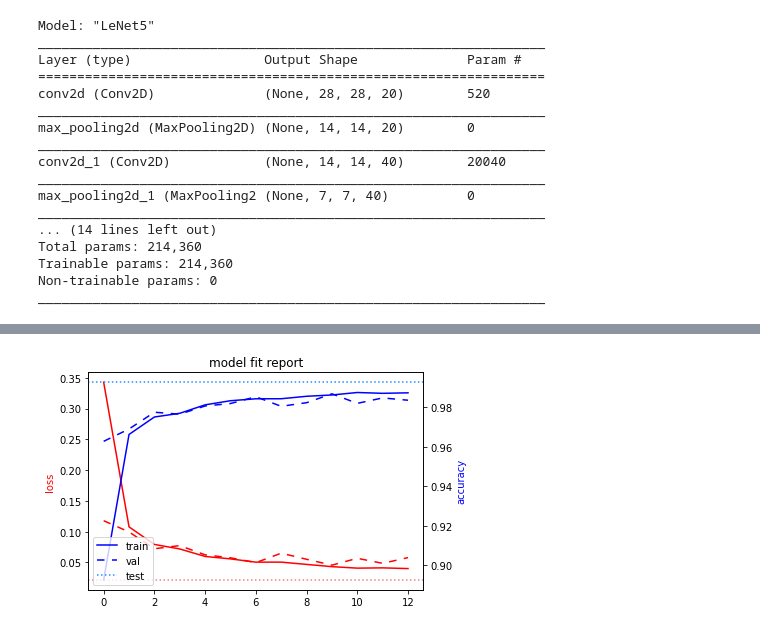
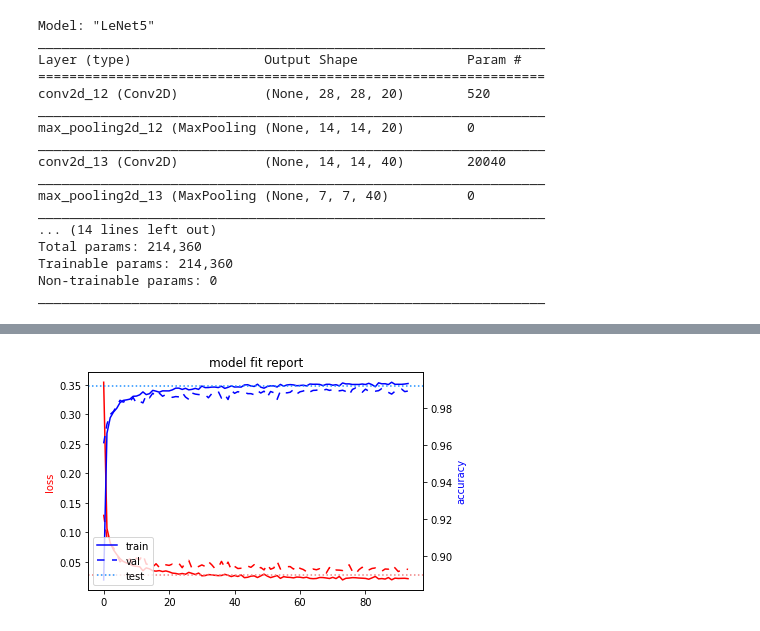
Before and after one commit to crutcher/smot, a Jupyter notebook: smot/problems/mnist/nb_ijcai2011_imagegen.ipynb, the cells around one changed output, grey strips where cells are left out. Saved outputs shown, nothing was run; the diff lists cells and outputs as text; code cells hidden in the pictures.

Commit message:
keras_graident_noise

```diff
--- a/smot/problems/mnist/nb_ijcai2011_imagegen.ipynb
+++ b/smot/problems/mnist/nb_ijcai2011_imagegen.ipynb
@@ -7,14 +9,14 @@ from smot.problems.mnist import mnist_lib
 # Load (and cache) standard MNIST dataset.
 (x_train, y_train), (x_test, y_test) = mnist_lib.load_mnist_data_28x28x1()
 # %%
-model = mnist_lib.build_ijcal2011_mnist_model()
+model = mnist_lib.build_ijcal2011_mnist_model(
+    optimizer=keras_gradient_noise.add_gradient_noise(tf.keras.optimizers.Adam)()
+)
 
 # Print the model summary.
 model.summary()
 
 batch_size = 128
-validation_split = 0.2
-epochs = 50
 
 datagen = tf.keras.preprocessing.image.ImageDataGenerator(
     rotation_range=10,
@@ -22,7 +24,7 @@ datagen = tf.keras.preprocessing.image.ImageDataGenerator(
     width_shift_range=0.1,
     height_shift_range=0.1,
     zoom_range=0.2,
-    validation_split=validation_split,
+    validation_split=0.2,
 )
 datagen.fit(x_train)
 
@@ -43,13 +45,13 @@ Model: "LeNet5"
 _________________________________________________________________
 Layer (type)                 Output Shape              Param #
 =================================================================
-conv2d (Conv2D)              (None, 28, 28, 20)        520
+conv2d_12 (Conv2D)           (None, 28, 28, 20)        520
 _________________________________________________________________
-max_pooling2d (MaxPooling2D) (None, 14, 14, 20)        0
+max_pooling2d_12 (MaxPooling (None, 14, 14, 20)        0
 _________________________________________________________________
-conv2d_1 (Conv2D)            (None, 14, 14, 40)        20040
+conv2d_13 (Conv2D)           (None, 14, 14, 40)        20040
 _________________________________________________________________
-max_pooling2d_1 (MaxPooling2 (None, 7, 7, 40)          0
+max_pooling2d_13 (MaxPooling (None, 7, 7, 40)          0
 _________________________________________________________________
 ... (14 lines left out)
 Total params: 214,360
@@ -57,18 +59,16 @@ Trainable params: 214,360
 Non-trainable params: 0
 _________________________________________________________________
 # %%
-callbacks = [
-    tf.keras.callbacks.EarlyStopping(monitor="val_loss", patience=3),
-]
-
 history = model.fit(
     training_generator,
     validation_data=validation_generator,
-    epochs=epochs,
+    epochs=100,
     verbose=1,
     use_multiprocessing=True,
     workers=12,
-    callbacks=callbacks,
+    callbacks=[
+        tf.keras.callbacks.EarlyStopping(monitor="loss", patience=20),
+    ],
 )
 
 # Evaluate the model with the test data.
@@ -98 +98 @@ Test loss: 0.021614691242575645, Test accuracy: 0.9926999807357788, Error rate:
-[figure, old version]
+[figure, new version]
```
Also changed, not shown: parts of 2 cells of this notebook, 4 other files.
